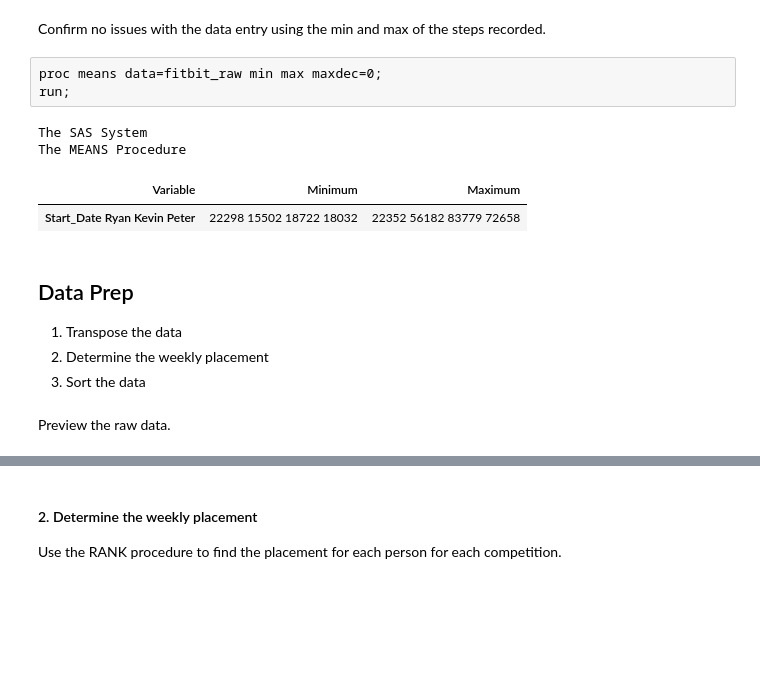
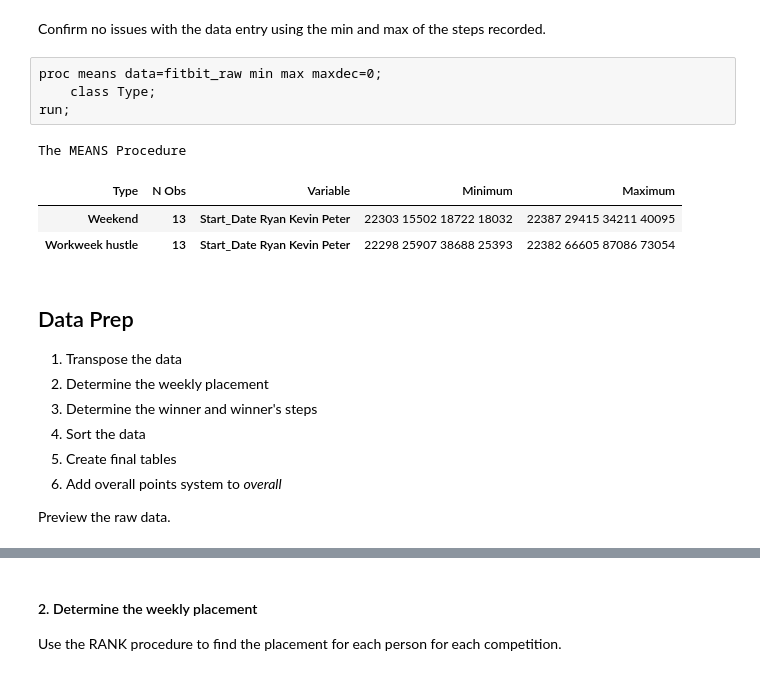
Before and after one commit to pestyld/data_projects, a Jupyter notebook: Fitbit Competition/Fitbit Competition.ipynb, the cells around one changed output, grey strips where cells are left out. Cells and saved outputs as stored; diff of their text form; blank space fills up the shorter version.

```diff
--- a/Fitbit Competition/Fitbit Competition.ipynb
+++ b/Fitbit Competition/Fitbit Competition.ipynb
@@ -122,20 +119,24 @@ The FREQ Procedure
 Confirm no issues with the data entry using the min and max of the steps recorded.
 # %%
 proc means data=fitbit_raw min max maxdec=0;
+    class Type;
 run;
 # %% [output]
-The SAS System
 The MEANS Procedure
-| Variable | Minimum | Maximum |
-| Start_Date Ryan Kevin Peter | 22298 15502 18722 18032 | 22352 56182 83779 72658 |
+| Type | N Obs | Variable | Minimum | Maximum |
+| Weekend | 13 | Start_Date Ryan Kevin Peter | 22303 15502 18722 18032 | 22387 29415 34211 40095 |
+| Workweek hustle | 13 | Start_Date Ryan Kevin Peter | 22298 25907 38688 25393 | 22382 66605 87086 73054 |
 # %% [markdown]
 ## Data Prep
 
 1. Transpose the data
 2. Determine the weekly placement
-3. Sort the data
+3. Determine the winner and winner's steps
+4. Sort the data
+5. Create final tables
+6. Add overall points system to *overall*
+
+Preview the raw data.
-# %% [markdown]
-Preview the raw data.
 # %%
 %head(fitbit_raw)
 # %% [output]
```
Also changed, not shown: parts of 37 cells of this notebook, 4 other files.
